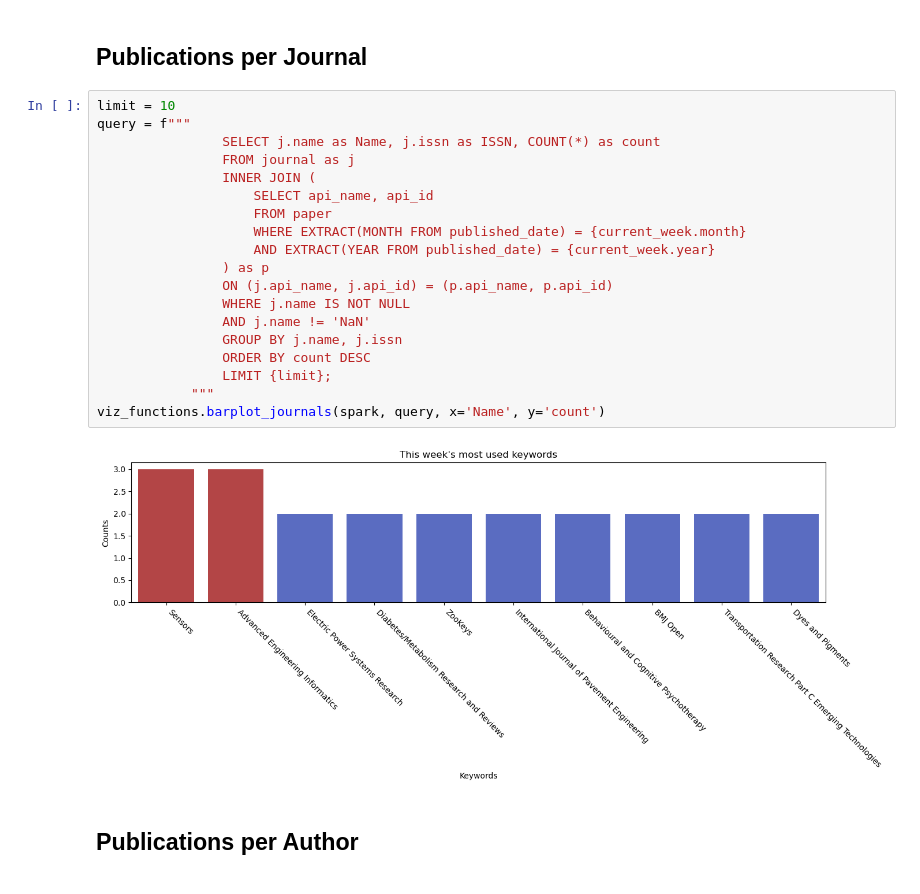
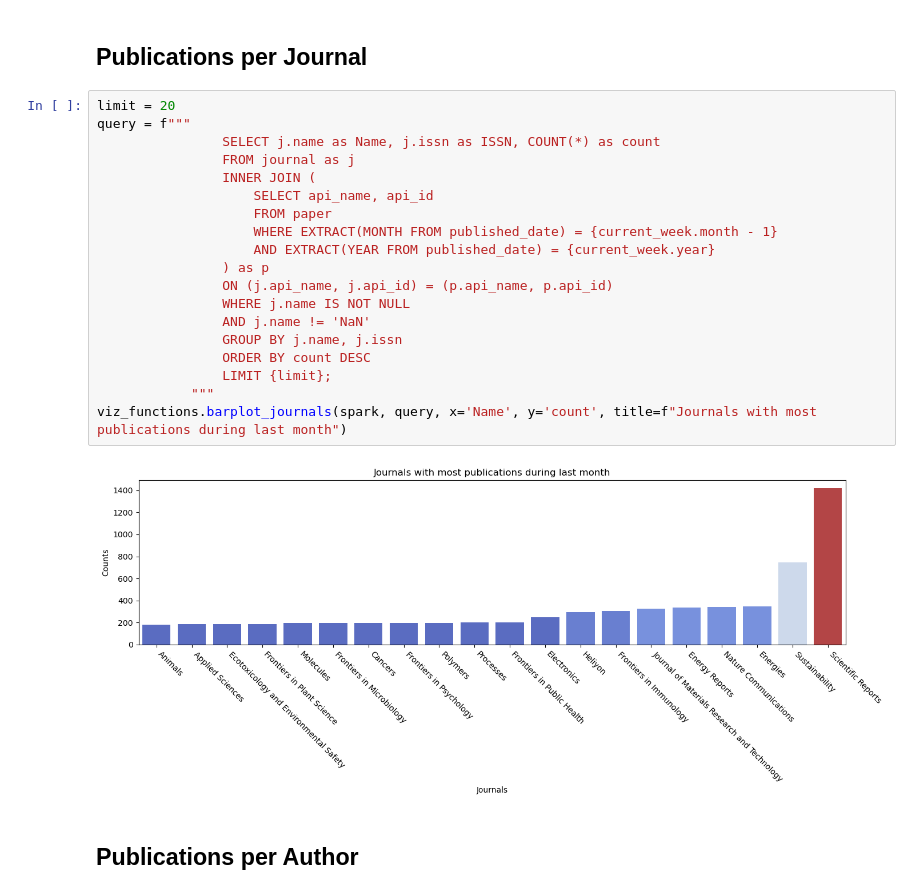
Before and after one commit to andreppatricio/hot-research, a Jupyter notebook: visualization/visualizations.ipynb, the cells around one changed output. Cells and saved outputs as stored; diff of their text form.

```diff
--- a/visualization/visualizations.ipynb
+++ b/visualization/visualizations.ipynb
@@ -163,26 +163,26 @@ for n in [1, 2, 3]:
 # %% [markdown]
 ## Publications per Journal
 # %%
-limit = 10
+limit = 20
 query = f"""
                 SELECT j.name as Name, j.issn as ISSN, COUNT(*) as count
                 FROM journal as j
                 INNER JOIN (
                     SELECT api_name, api_id
                     FROM paper
-                    WHERE EXTRACT(MONTH FROM published_date) = {current_week.month}
+                    WHERE EXTRACT(MONTH FROM published_date) = {current_week.month - 1}
                     AND EXTRACT(YEAR FROM published_date) = {current_week.year}
                 ) as p
                 ON (j.api_name, j.api_id) = (p.api_name, p.api_id)
                 WHERE j.name IS NOT NULL
                 AND j.name != 'NaN'
                 GROUP BY j.name, j.issn
                 ORDER BY count DESC
                 LIMIT {limit};
             """
-viz_functions.barplot_journals(spark, query, x='Name', y='count')
+viz_functions.barplot_journals(spark, query, x='Name', y='count', title=f"Journals with most publications during last month")
 # %% [output]
-[figure, old version]
+[figure, new version]
 # %% [markdown]
 ## Publications per Author
 # %%
```
Also changed, not shown: parts of 8 cells of this notebook, 2 other files.
